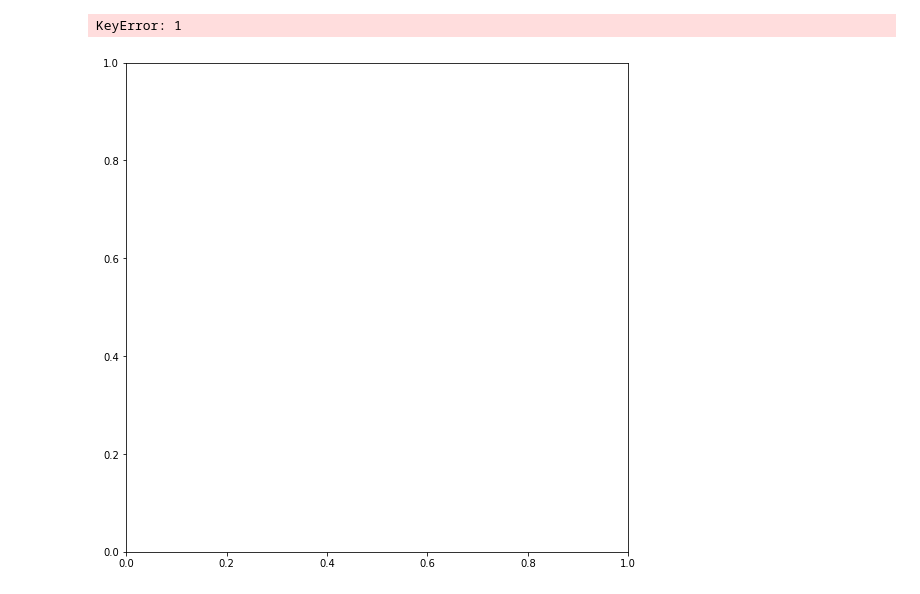
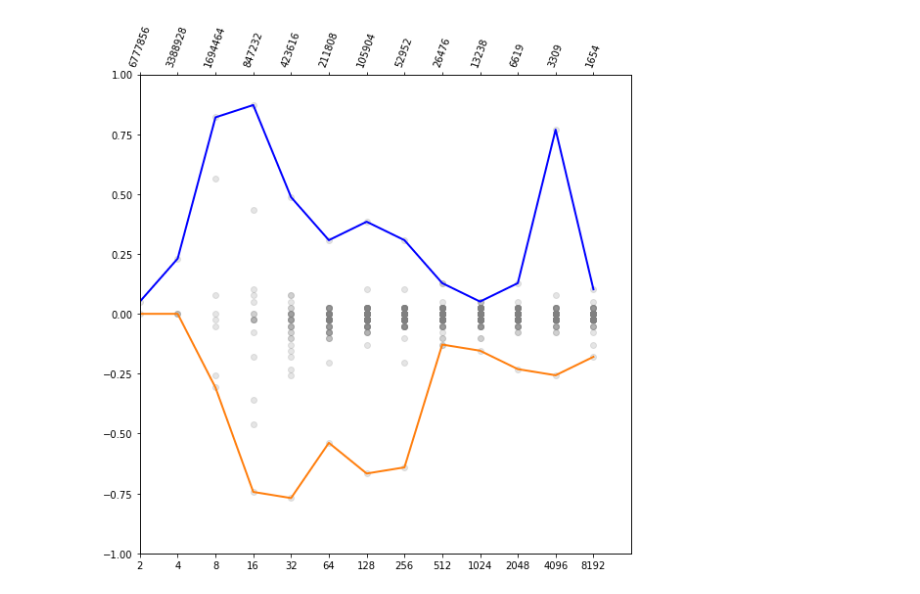
Before and after one commit to SNaGLab/Cognitive-Parcellation, a Jupyter notebook: code/experiments/figures.ipynb, the cells around one changed output. Saved outputs shown, nothing was run; the diff lists cells and outputs as text; code cells hidden in the pictures.

```diff
--- a/code/experiments/figures.ipynb
+++ b/code/experiments/figures.ipynb
@@ -12,7 +12,7 @@ def generate_cluster_impact(fold_number, folder_name, model_name, number_of_neur
     model_name = model_name
     number_of_neurons = number_of_neurons
 
-    k = 4
+    k = 1
     result ={}
     for i in range(1,k+1,1):
         name = '../../data/'+folder_name+'/'+str(method)+'_multi_scree_fold_'+str(i)+'_'+model_name+'.pkl'   #CHANGE
@@ -40,8 +40,8 @@ def generate_cluster_impact(fold_number, folder_name, model_name, number_of_neur
         i = 0
         temp = []
         for item in clf_result[cl].keys():
-            plt.plot(cl,clf_result[cl][item],'go',color='grey',alpha=0.2)
-            temp.append(clf_result[cl][item])
+            plt.plot(cl,clf_result[cl][item][0],'go',color='grey',alpha=0.2)
+            temp.append(clf_result[cl][item][0])
             i += 1
         anat.append(np.max(temp))
         inat.append(np.min(temp))
@@ -61,6 +61,6 @@ def generate_cluster_impact(fold_number, folder_name, model_name, number_of_neur
     #ax1.set_xlabel('Number of cluster(s) k')
     #ax1.set_ylabel("Maximum Potential Performance Impact")
     #plt.title('Cluster Impact Plot (Animate vs Inanimate) for '+ str(model_name))
-    plt.savefig('../../results/mobilenet_cluster.png')
+    #plt.savefig('../../results/mobilenet_cluster.png')
     plt.show()
 # %%
@@ -70,7 +68,6 @@ generate_cluster_impact(3,'pkl_mobile','MobileNetV2',5725552)
 # %%
-generate_cluster_impact(4,'pkl_vgg16','VGG16',13555712)
+generate_cluster_impact(1,'pkl_vgg16','VGG16',13555712)
 # %% [output]
-KeyError: 1
-[figure, old version]
+[figure, new version]
 # %%
 generate_cluster_impact(1,'pkl_resnet','ResNet101',31410176)
```
Also changed, not shown: parts of 20 cells of this notebook, 13 other files.
